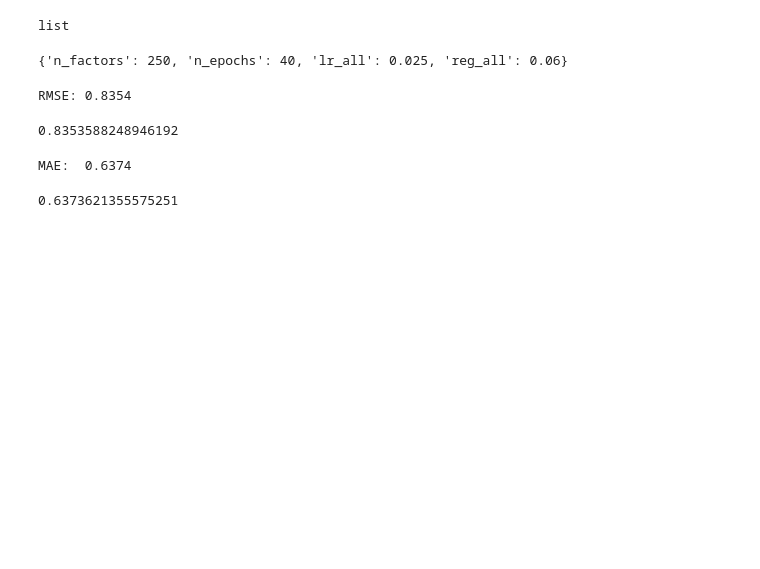
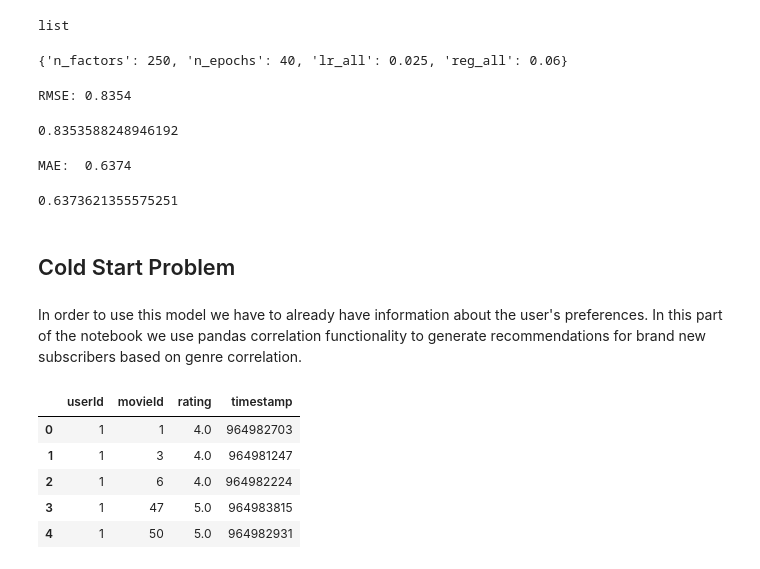
Before and after one commit to wharr1203/Chimera-Movie-Recommendations, a Jupyter notebook: Main_notebook_start.ipynb, the cells around one changed output. Cells and saved outputs as stored; diff of their text form; code cells hidden in the pictures; blank space fills up the shorter version.

```diff
--- a/Main_notebook_start.ipynb
+++ b/Main_notebook_start.ipynb
@@ -219,3 +321,16 @@ accuracy.mae(preds)
 # %% [output]
 MAE:  0.6374
 0.6373621355575251
+# %% [markdown]
+## Cold Start Problem
+# %% [markdown]
+In order to use this model we have to already have information about the user's preferences. In this part of the notebook we use pandas correlation functionality to generate recommendations for brand new subscribers based on genre correlation.
+# %%
+ratings.head()
+# %% [output]
+|  | userId | movieId | rating | timestamp |
+| 0 | 1 | 1 | 4.0 | 964982703 |
+| 1 | 1 | 3 | 4.0 | 964981247 |
+| 2 | 1 | 6 | 4.0 | 964982224 |
+| 3 | 1 | 47 | 5.0 | 964983815 |
+| 4 | 1 | 50 | 5.0 | 964982931 |
```
Also changed, not shown: parts of 34 cells of this notebook.
